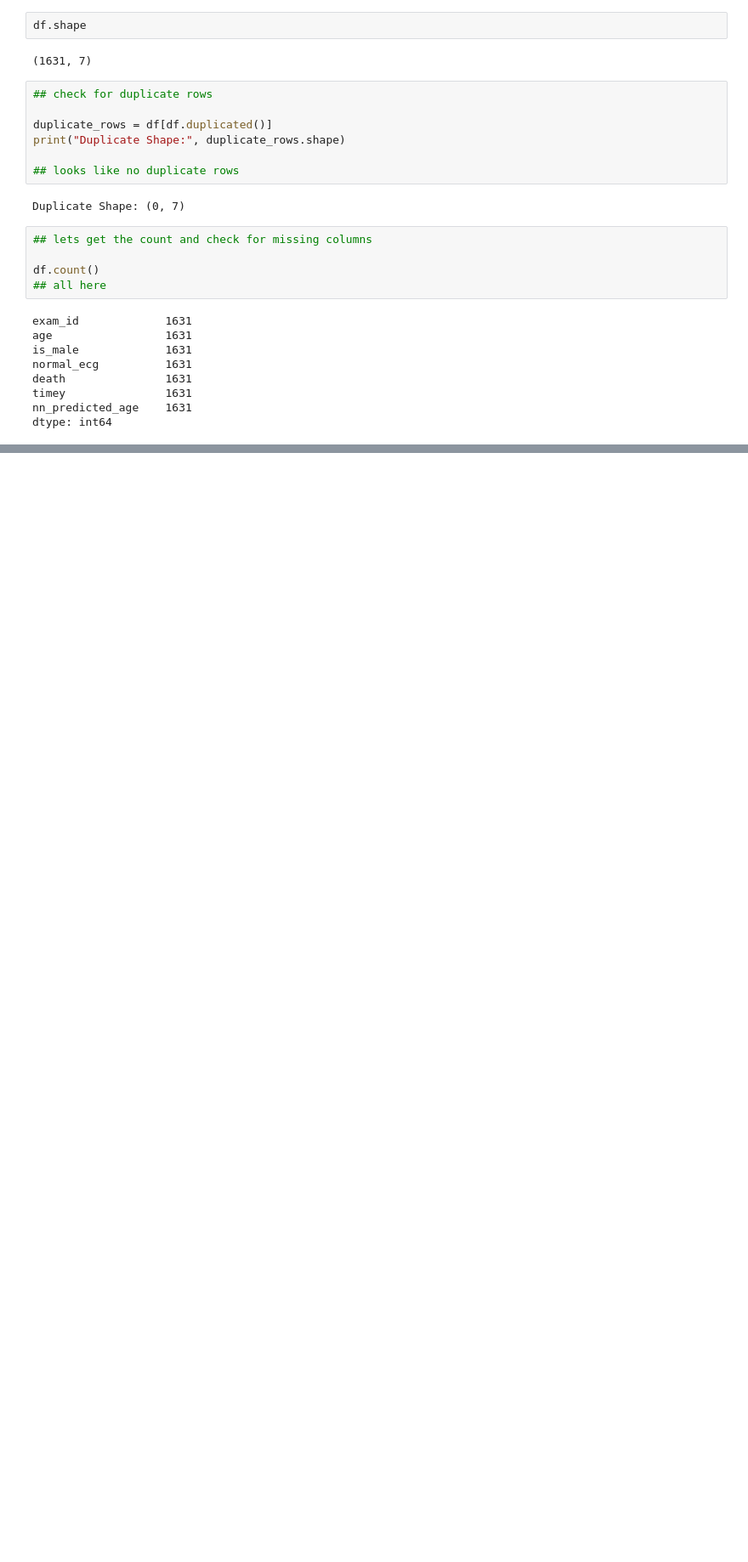
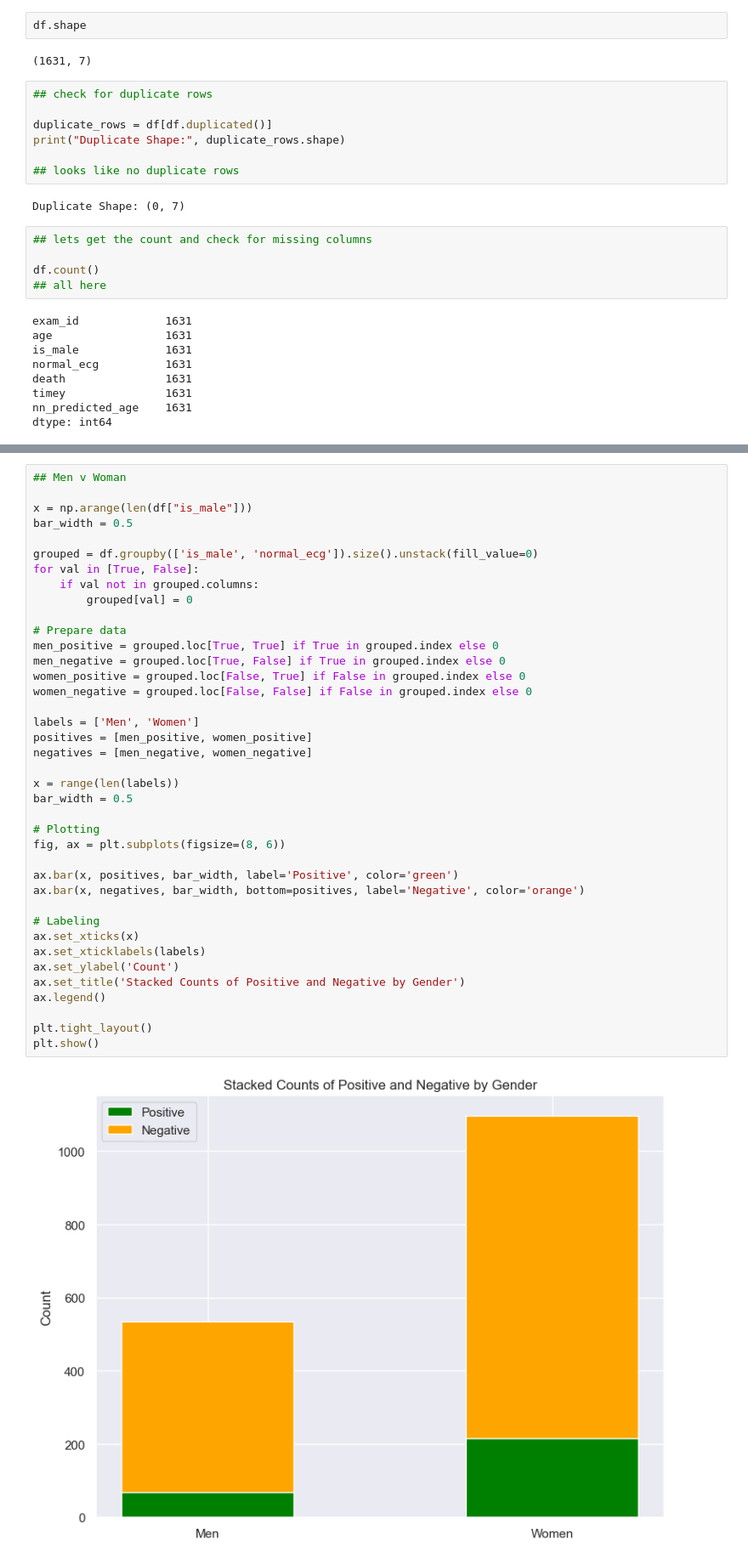
Before and after one commit to alonelycharmander/mids-207-project-chagas, a Jupyter notebook: notebooks/data_explore.ipynb, the cells around one changed output, grey strips where cells are left out. Shown at 85% size. Drawn from its saved outputs; the diff is of its cells as text; blank space fills up the shorter version.

```diff
--- a/notebooks/data_explore.ipynb
+++ b/notebooks/data_explore.ipynb
@@ -62,0 +72,41 @@ dtype: int64
+# %%
+## Men v Woman
+
+x = np.arange(len(df["is_male"]))
+bar_width = 0.5
+
+grouped = df.groupby(['is_male', 'normal_ecg']).size().unstack(fill_value=0)
+for val in [True, False]:
+    if val not in grouped.columns:
+        grouped[val] = 0
+
+# Prepare data
+men_positive = grouped.loc[True, True] if True in grouped.index else 0
+men_negative = grouped.loc[True, False] if True in grouped.index else 0
+women_positive = grouped.loc[False, True] if False in grouped.index else 0
+women_negative = grouped.loc[False, False] if False in grouped.index else 0
+
+labels = ['Men', 'Women']
+positives = [men_positive, women_positive]
+negatives = [men_negative, women_negative]
+
+x = range(len(labels))
+bar_width = 0.5
+
+# Plotting
+fig, ax = plt.subplots(figsize=(8, 6))
+
+ax.bar(x, positives, bar_width, label='Positive', color='green')
+ax.bar(x, negatives, bar_width, bottom=positives, label='Negative', color='orange')
+
+# Labeling
+ax.set_xticks(x)
+ax.set_xticklabels(labels)
+ax.set_ylabel('Count')
+ax.set_title('Stacked Counts of Positive and Negative by Gender')
+ax.legend()
+
+plt.tight_layout()
+plt.show()
+# %% [output]
+[figure, added]
```
Also changed, not shown: parts of 2 cells of this notebook.
